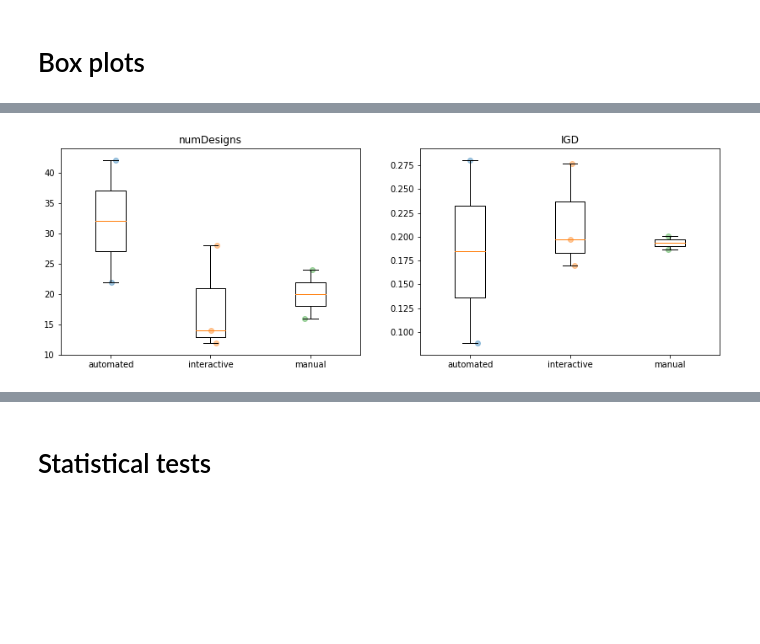
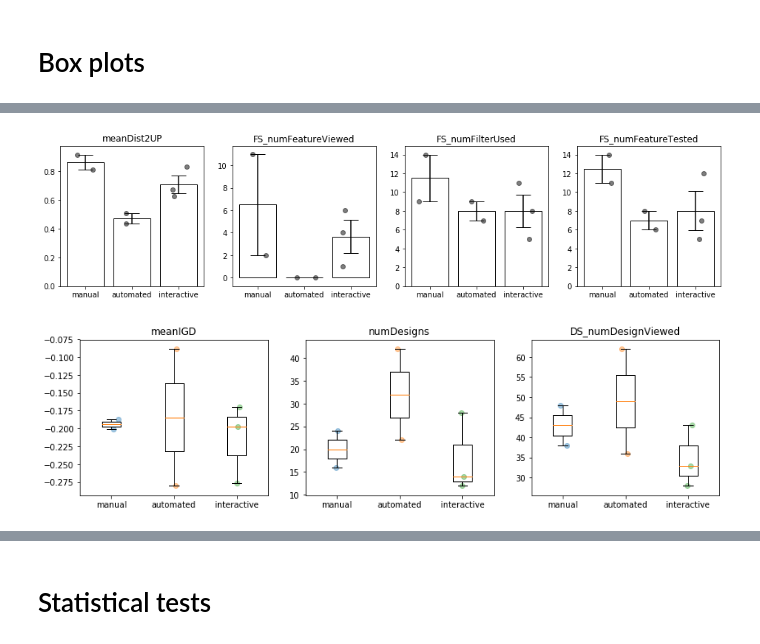
Before and after one commit to hsbang09/iFEED_experiment_result_analysis_2019, a Jupyter notebook: analysis.ipynb, the cells around one changed output, grey strips where cells are left out. Drawn from its saved outputs; the diff is of its cells as text; code cells hidden in the pictures; blank space fills up the shorter version.

Commit message:
Adds bar plots with error bars to visualization. Logged data included now in dataframes returned by analyzer

```diff
--- a/analysis.ipynb
+++ b/analysis.ipynb
@@ -330,4 +339,10 @@ visualizer.boxPlot(columns=['dist2UP', 'IGD', 'totalScore'], nrows=1, ncols=3, s
+# %%
+df_fs = resultAnalyzer.getDataFrame(option="featureSynthesis", invertSIB=False)
+visualizer.barPlot(columns=['meanDist2UP','FS_numFeatureViewed', 'FS_numFilterUsed','FS_numFeatureTested'], dataFrame=df_fs, showError=True, nrows=1, ncols=4, sharey=False, figsize=(16,3.5))
+# %% [output]
+[figure, added]
 # %%
-visualizer.boxPlot(columns=['numDesigns', 'IGD'], nrows=1, ncols=2, sharey=False, figsize=(14,4.5))
+df_ds = resultAnalyzer.getDataFrame(option="designSynthesis")
+visualizer.boxPlot(columns=['meanIGD','numDesigns', 'DS_numDesignViewed'], dataFrame=df_ds, nrows=1, ncols=3, sharey=False, figsize=(14,3.5))
 # %% [output]
-[figure, old version]
+[figure, new version]
```
Also changed, not shown: parts of 66 cells of this notebook, 3 other files.
